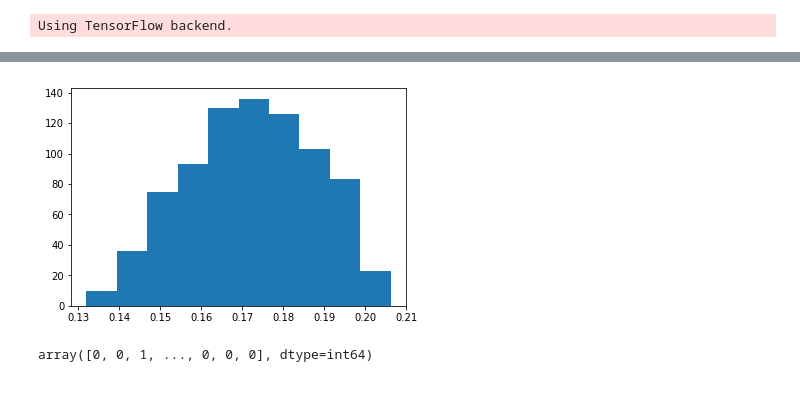
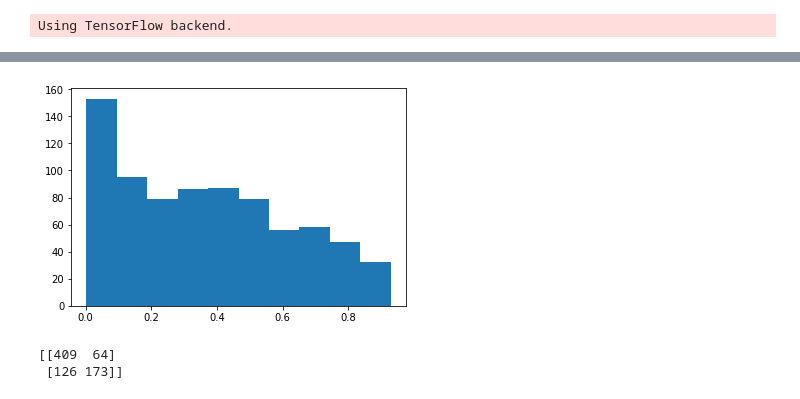
Before and after one commit to austinbeauch/speeddating, a Jupyter notebook: prototype.ipynb, the cells around one changed output, grey strips where cells are left out. Drawn from its saved outputs; the diff is of its cells as text; code cells hidden in the pictures.

Commit message:
Update NN model

```diff
--- a/prototype.ipynb
+++ b/prototype.ipynb
@@ -59,11 +93,13 @@ n = len(training)
 train = training[:int(n*p)]
 test = training[int(n*p):]
 # %%
-y_train = train["match"].values
-X_train = train.drop(columns="match").values
+label = training_features[0]
 
-y_test = test["match"].values
-X_test = test.drop(columns="match").values
+y_train = train[label].values
+X_train = train.drop(columns=label).values
+
+y_test = test[label].values
+X_test = test.drop(columns=label).values
 # %%
 X_train.shape
 # %% [output]
@@ -71,5 +109,6 @@ X_train.shape
 # %%
 model = Sequential()
-model.add(Dense(10, activation='relu', kernel_initializer='random_normal', input_dim=4))
-model.add(Dense(1, activation='sigmoid', kernel_initializer='random_normal'))
+model.add(Dense(10, activation='relu', input_dim=X_train.shape[1]))
+model.add(Dense(30, activation='relu'))
+model.add(Dense(1, activation='sigmoid'))
 # %%
@@ -89,5 +130,5 @@ Trainable params: 61
 Non-trainable params: 0
 _________________________________________________________________
 # %%
-hist = model.fit(X_train, y_train, epochs=5)
+hist = model.fit(X_train, y_train, epochs=10, verbose=1)
 # %% [output]
@@ -113,2 +155,3 @@ model.evaluate(X_test, y_test)
 # %%
-classes = model.predict(X_test, batch_size=128)
+y_pred = model.predict(X_test, batch_size=128)
+print(y_pred[:5])
@@ -115,9 +170,5 @@ classes = model.predict(X_test, batch_size=128)
 # %%
-plt.hist(classes)
+plt.hist(y_pred)
 plt.show()
 # %% [output]
-[figure, old version]
+[figure, new version]
-# %%
-y_train
-# %% [output]
-array([0, 0, 1, ..., 0, 0, 0], dtype=int64)
@@ -123,0 +177,7 @@ array([0, 0, 1, ..., 0, 0, 0], dtype=int64)
+# %%
+from sklearn.metrics import confusion_matrix
+cm = confusion_matrix(y_test, y_pred)
+print(cm)
+# %% [output]
+[[409  64]
+ [126 173]]
```
Also changed, not shown: parts of 32 cells of this notebook, 1 other file.
